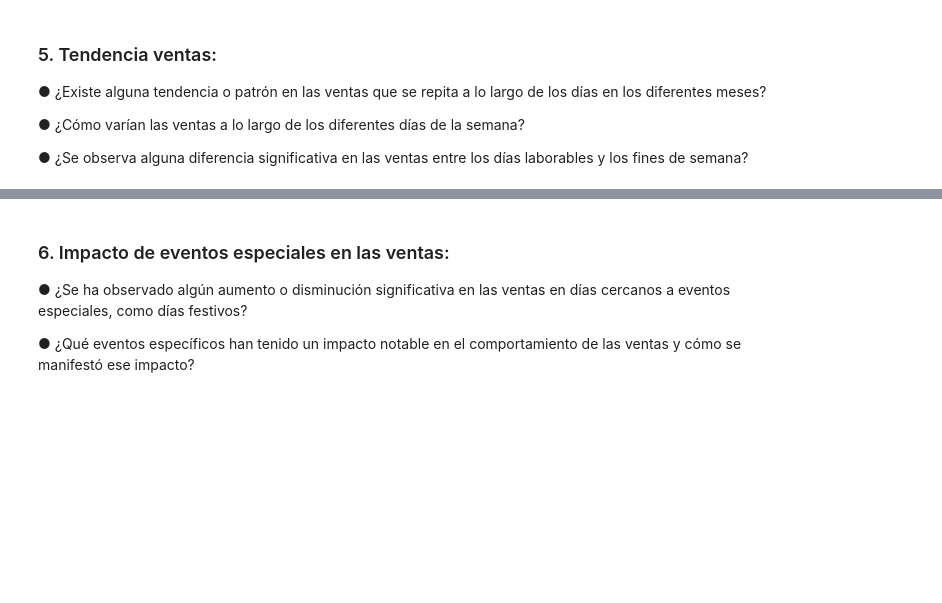
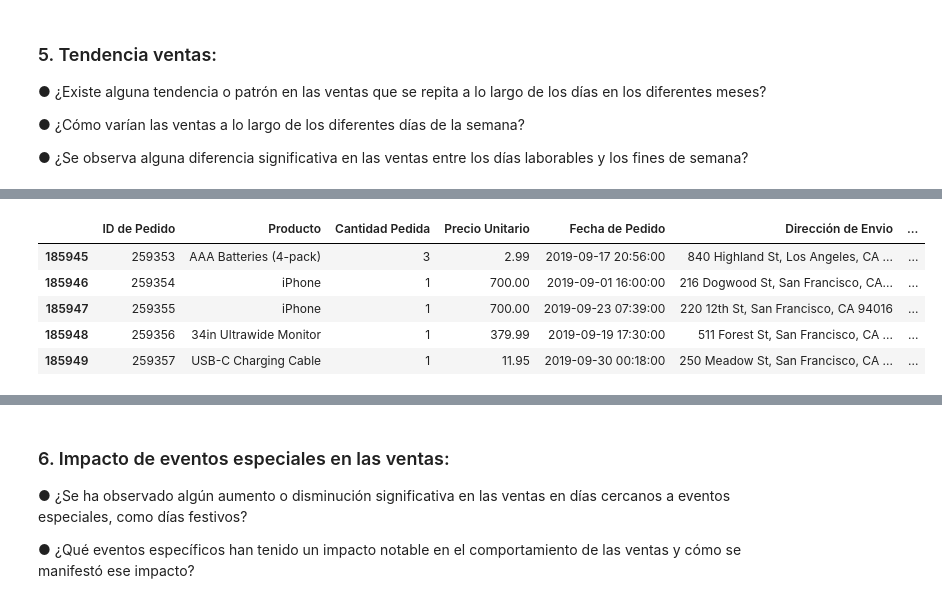
Before and after one commit to IvanGonzal0/Proyecto1_Analisis-de-Ventas-Anuales_BigData, a Jupyter notebook: BigData_Proyecto1_AnalisisDeVentas.ipynb, the cells around one changed output, grey strips where cells are left out. Cells and saved outputs as stored; diff of their text form; code cells hidden in the pictures; blank space fills up the shorter version.

```diff
--- a/BigData_Proyecto1_AnalisisDeVentas.ipynb
+++ b/BigData_Proyecto1_AnalisisDeVentas.ipynb
@@ -1094,0 +1048,3 @@ fig.show()
+# %%
+df_5 = pd.concat(dataframes.values(), ignore_index=True)
+df_5.head()
@@ -1094,0 +1058,9 @@ fig.show()
+# %%
+df_5.tail()
+# %% [output]
+|  | ID de Pedido | Producto | Cantidad Pedida | Precio Unitario | Fecha de Pedido | Dirección de Envio | ... |
+| 185945 | 259353 | AAA Batteries (4-pack) | 3 | 2.99 | 2019-09-17 20:56:00 | 840 Highland St, Los Angeles, CA ... | ... |
+| 185946 | 259354 | iPhone | 1 | 700.00 | 2019-09-01 16:00:00 | 216 Dogwood St, San Francisco, CA... | ... |
+| 185947 | 259355 | iPhone | 1 | 700.00 | 2019-09-23 07:39:00 | 220 12th St, San Francisco, CA 94016 | ... |
+| 185948 | 259356 | 34in Ultrawide Monitor | 1 | 379.99 | 2019-09-19 17:30:00 | 511 Forest St, San Francisco, CA ... | ... |
+| 185949 | 259357 | USB-C Charging Cable | 1 | 11.95 | 2019-09-30 00:18:00 | 250 Meadow St, San Francisco, CA ... | ... |
```
Also changed, not shown: parts of 26 cells of this notebook.
